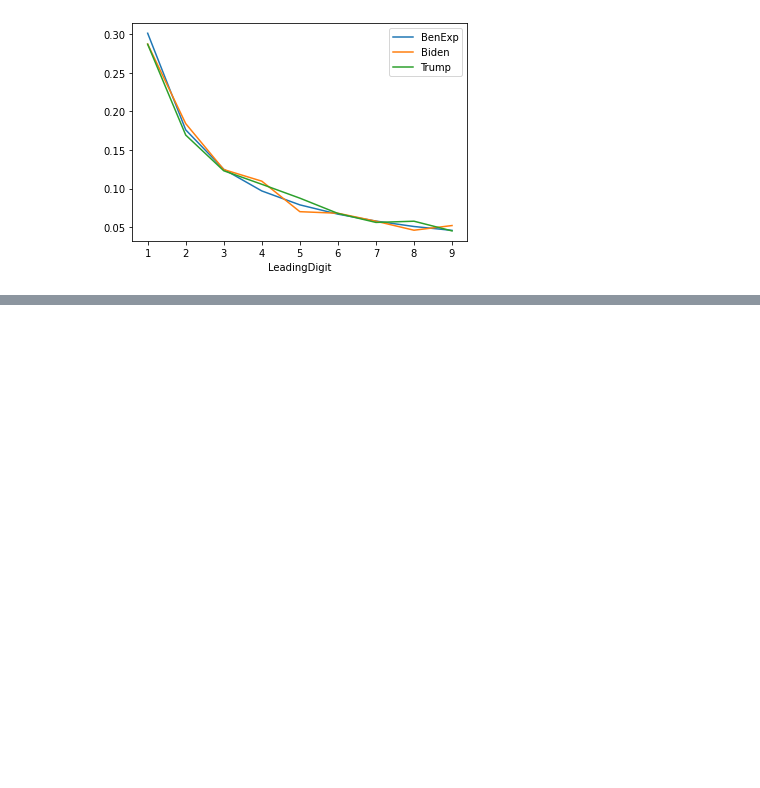
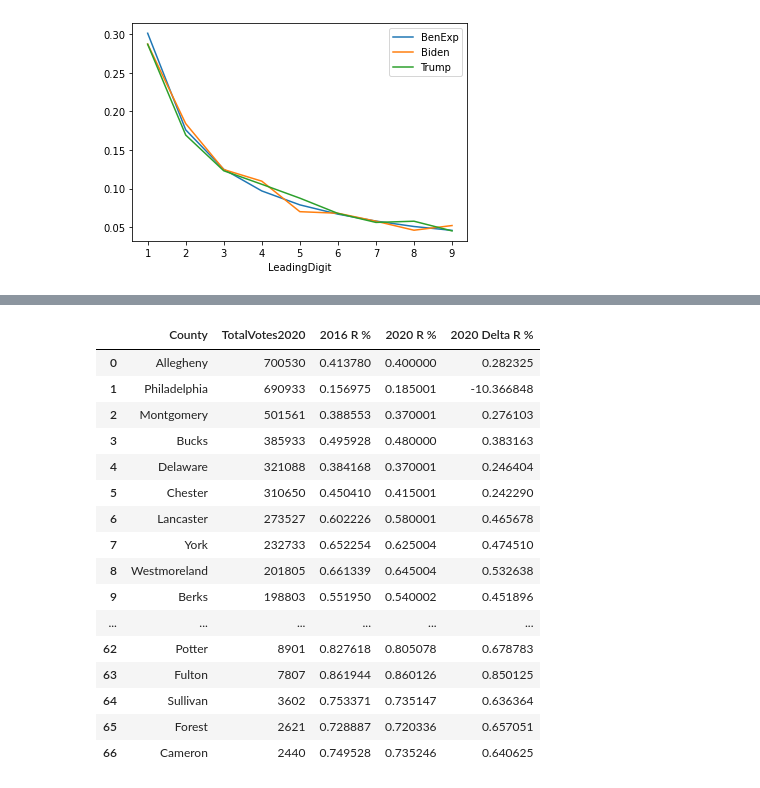
Before and after one commit to plusplusoneplusplus/ipynb, a Jupyter notebook: public_2020_us_election.ipynb, the cells around one changed output, grey strips where cells are left out. Cells and saved outputs as stored; diff of their text form; code cells hidden in the pictures; blank space fills up the shorter version.

Commit message:
PA delta analysis

```diff
--- a/public_2020_us_election.ipynb
+++ b/public_2020_us_election.ipynb
@@ -218,0 +236,14 @@ final_ben_df.plot()
+# %%
+dfs = pd.read_html('https://www.nytimes.com/elections/2016/results/pennsylvania')
+# %%
+election_2016 = dfs[1].iloc[:-1].rename(columns={'Vote by county':'County'}) # last one is NaN
+election_2016['TotalVotes2016'] = election_2016['Trump'] + election_2016['Clinton']
+
+election_2020 = ben_df.loc[lambda x: x.State == 'pennsylvania'][
+    ['2020_Who', 'Total votes','County', 'BidenVotes', 'TrumpVotes']]\
+    .rename(columns={'Total votes' : 'TotalVotes2020'})
+
+print('2016 PA data: ')
+display(election_2016.head())
+print('2020 PA data: ')
+display(election_2020.head())
@@ -218,0 +265,33 @@ final_ben_df.plot()
+# %%
+compare_df = election_2020.merge(election_2016, left_on='County', right_on='County')
+compare_df['Delta'] = compare_df['TotalVotes2020'] - compare_df['TotalVotes2016']
+compare_df['Delta_D'] = compare_df['BidenVotes'] - compare_df['Clinton']
+compare_df['Delta_R'] = compare_df['TrumpVotes'] - compare_df['Trump']
+compare_df['2016 R %'] = compare_df['Trump'] / (compare_df['Clinton'] + compare_df['Trump'])
+compare_df['2020 R %'] = compare_df['TrumpVotes'] / (compare_df['BidenVotes'] + compare_df['TrumpVotes'])
+compare_df['2020 Delta R %'] = compare_df['Delta_R'] / (compare_df['Delta_D'] + compare_df['Delta_R'])
+compare_df = compare_df.sort_values('TotalVotes2020', ascending = False)
+
+cols = ['County', 'TotalVotes2020']
+cols.extend(
+    list(filter(lambda x: "R %" in x, compare_df.columns))
+)
+compare_df[cols]
+# %% [output]
+|  | County | TotalVotes2020 | 2016 R % | 2020 R % | 2020 Delta R % |
+| 0 | Allegheny | 700530 | 0.413780 | 0.400000 | 0.282325 |
+| 1 | Philadelphia | 690933 | 0.156975 | 0.185001 | -10.366848 |
+| 2 | Montgomery | 501561 | 0.388553 | 0.370001 | 0.276103 |
+| 3 | Bucks | 385933 | 0.495928 | 0.480000 | 0.383163 |
+| 4 | Delaware | 321088 | 0.384168 | 0.370001 | 0.246404 |
+| 5 | Chester | 310650 | 0.450410 | 0.415001 | 0.242290 |
+| 6 | Lancaster | 273527 | 0.602226 | 0.580001 | 0.465678 |
+| 7 | York | 232733 | 0.652254 | 0.625004 | 0.474510 |
+| 8 | Westmoreland | 201805 | 0.661339 | 0.645004 | 0.532638 |
+| 9 | Berks | 198803 | 0.551950 | 0.540002 | 0.451896 |
+| ... | ... | ... | ... | ... | ... |
+| 62 | Potter | 8901 | 0.827618 | 0.805078 | 0.678783 |
+| 63 | Fulton | 7807 | 0.861944 | 0.860126 | 0.850125 |
+| 64 | Sullivan | 3602 | 0.753371 | 0.735147 | 0.636364 |
+| 65 | Forest | 2621 | 0.728887 | 0.720336 | 0.657051 |
+| 66 | Cameron | 2440 | 0.749528 | 0.735246 | 0.640625 |
```
Also changed, not shown: parts of 5 cells of this notebook.
